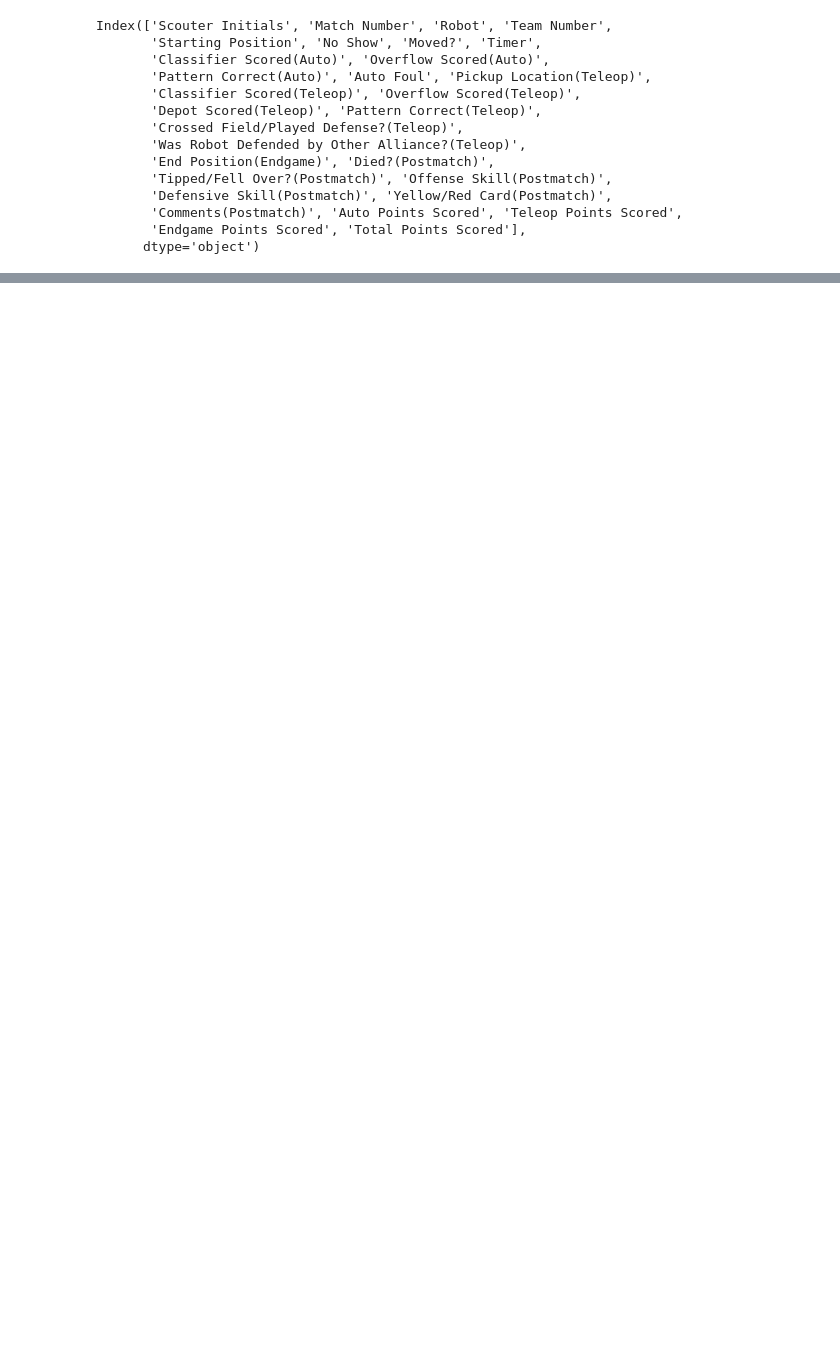
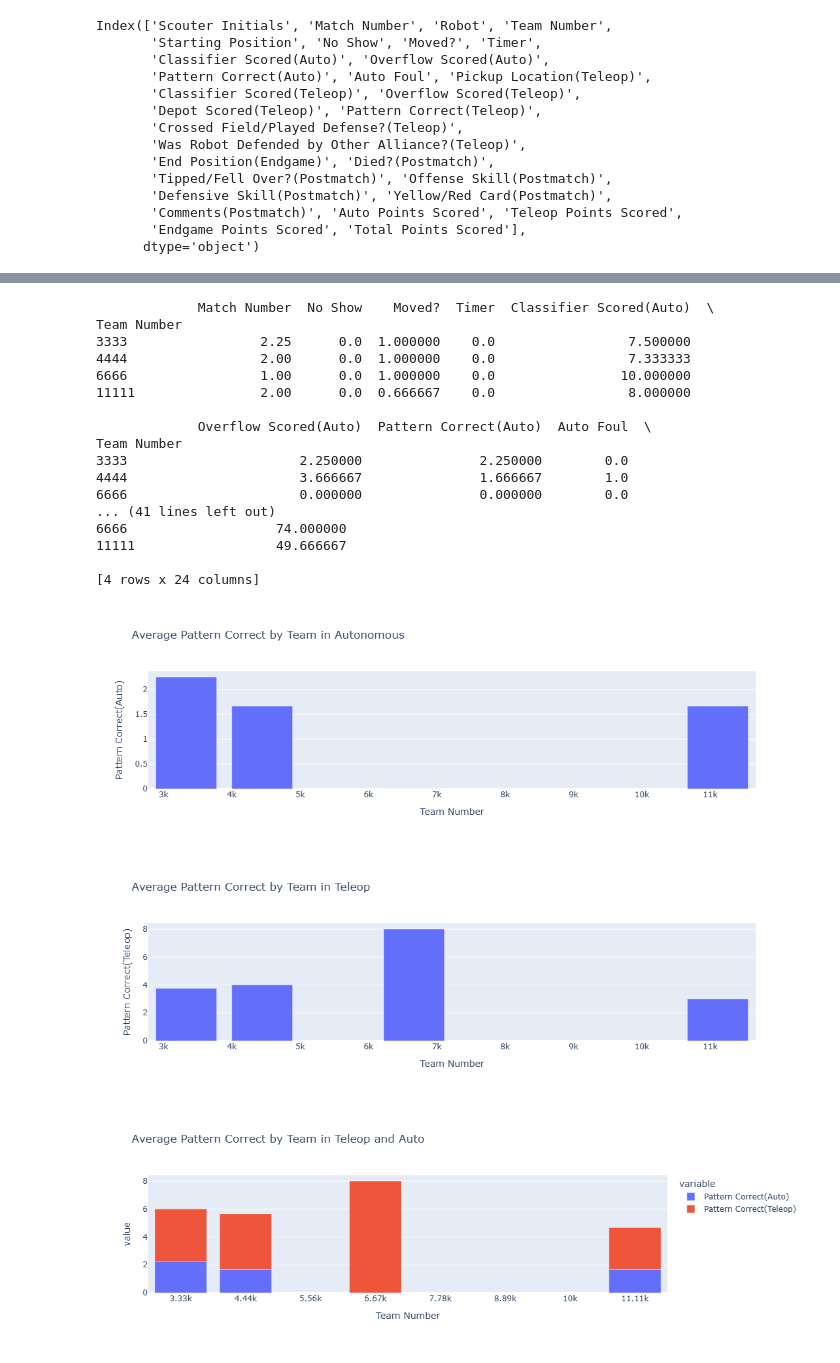
Before and after one commit to GirlsOfSteelRobotics/2025FTCScoutingApp, a Jupyter notebook: mock_data.ipynb, the cells around one changed output, grey strips where cells are left out. Drawn from its saved outputs; the diff is of its cells as text; code cells hidden in the pictures; blank space fills up the shorter version.

Commit message:
average pattern plots

```diff
--- a/mock_data.ipynb
+++ b/mock_data.ipynb
@@ -77,0 +78,35 @@ fig.show()
+# %%
+# Audrey's graphs :D
+avg_team = new_df.groupby("Team Number").mean(numeric_only = True)
+print(avg_team)
+
+fig_auto_pattern_count = px.bar(avg_team, y = "Pattern Correct(Auto)", title = "Average Pattern Correct by Team in Autonomous")
+fig_auto_pattern_count.show()
+
+fig_teleop_pattern_count = px.bar(avg_team, y = "Pattern Correct(Teleop)", title = "Average Pattern Correct by Team in Teleop")
+fig_teleop_pattern_count.show()
+
+fig_general_pattern_count = px.bar(avg_team, y = ["Pattern Correct(Auto)", "Pattern Correct(Teleop)"],
+                                   title = "Average Pattern Correct by Team in Teleop and Auto")
+fig_general_pattern_count.show()
+# %% [output]
+             Match Number  No Show    Moved?  Timer  Classifier Scored(Auto)  \
+Team Number
+3333                 2.25      0.0  1.000000    0.0                 7.500000
+4444                 2.00      0.0  1.000000    0.0                 7.333333
+6666                 1.00      0.0  1.000000    0.0                10.000000
+11111                2.00      0.0  0.666667    0.0                 8.000000
+
+             Overflow Scored(Auto)  Pattern Correct(Auto)  Auto Foul  \
+Team Number
+3333                      2.250000               2.250000        0.0
+4444                      3.666667               1.666667        1.0
+6666                      0.000000               0.000000        0.0
+... (41 lines left out)
+6666                   74.000000
+11111                  49.666667
+
+[4 rows x 24 columns]
+[figure, added]
+[figure, added]
+[figure, added]
```
Also changed, not shown: parts of 3 cells of this notebook, 2 other files.
